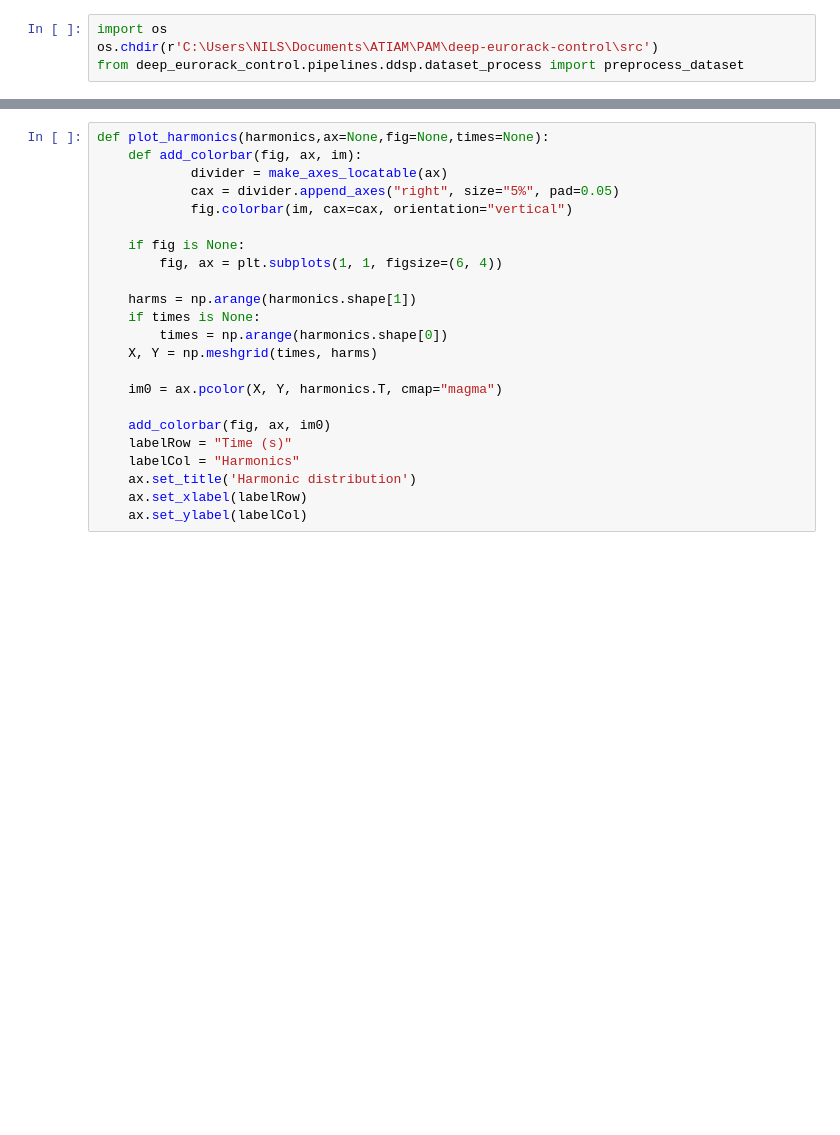
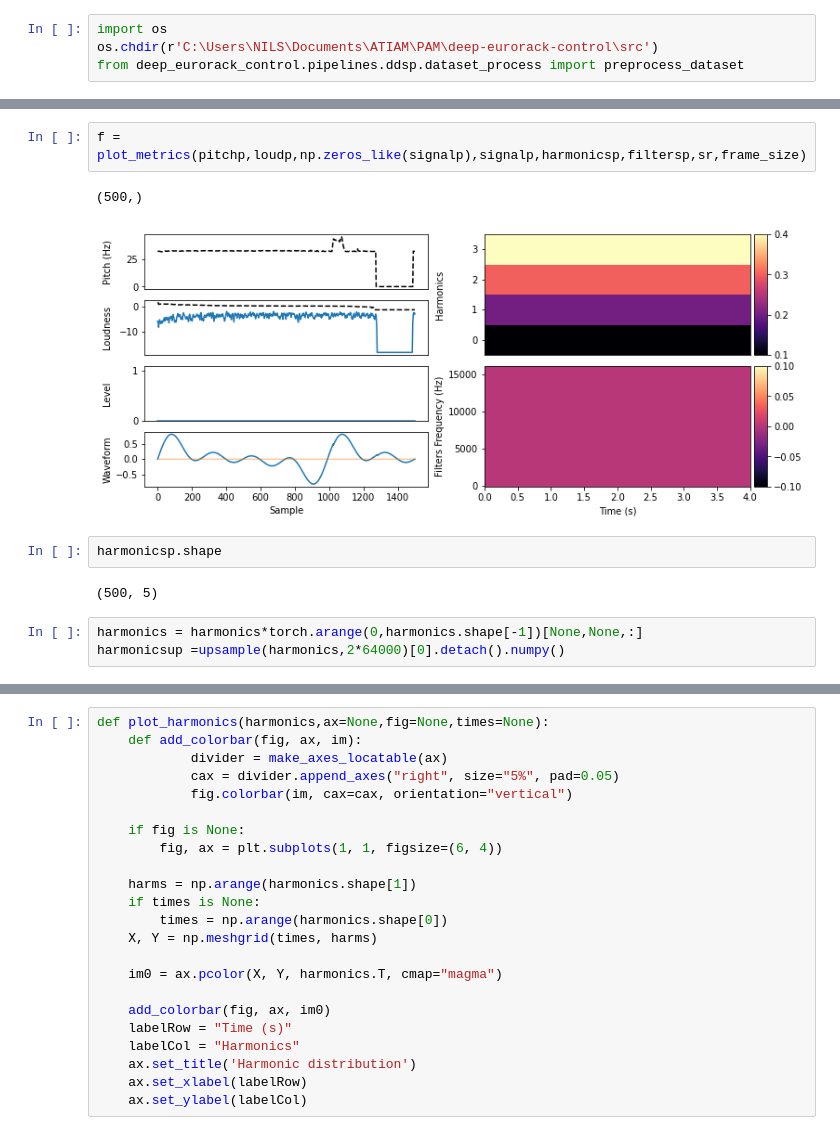
Before and after one commit to nabsara/deep-eurorack-control, a Jupyter notebook: notebooks/Untitled.ipynb, the cells around one changed output, grey strips where cells are left out. Cells and saved outputs as stored; diff of their text form; blank space fills up the shorter version.

```diff
--- a/notebooks/Untitled.ipynb
+++ b/notebooks/Untitled.ipynb
@@ -41,0 +64,12 @@ signal_out = generate_signal(pitch,harmonics,filters,frame_size,sr)
+# %%
+f = plot_metrics(pitchp,loudp,np.zeros_like(signalp),signalp,harmonicsp,filtersp,sr,frame_size)
+# %% [output]
+(500,)
+[figure, added]
+# %%
+harmonicsp.shape
+# %% [output]
+(500, 5)
+# %%
+harmonics = harmonics*torch.arange(0,harmonics.shape[-1])[None,None,:]
+harmonicsup =upsample(harmonics,2*64000)[0].detach().numpy()
```
Also changed, not shown: parts of 12 cells of this notebook, 4 other files.
